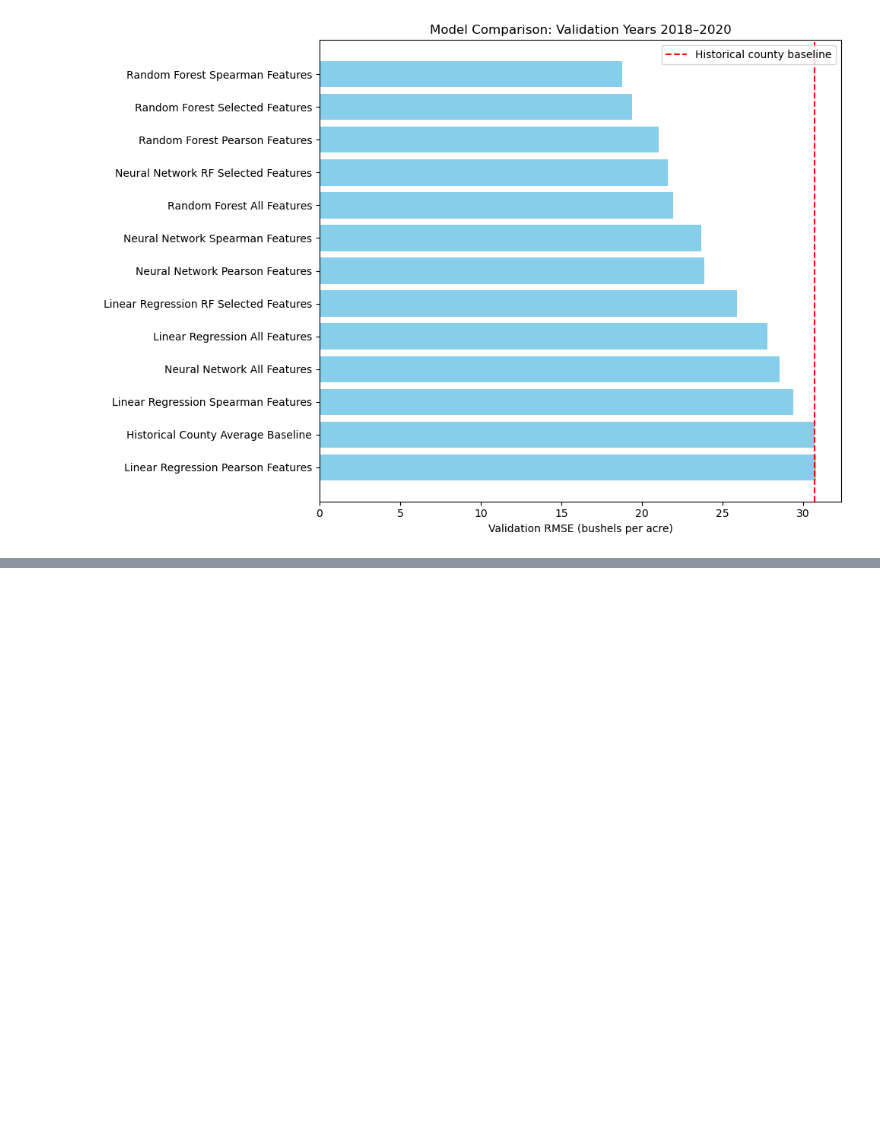
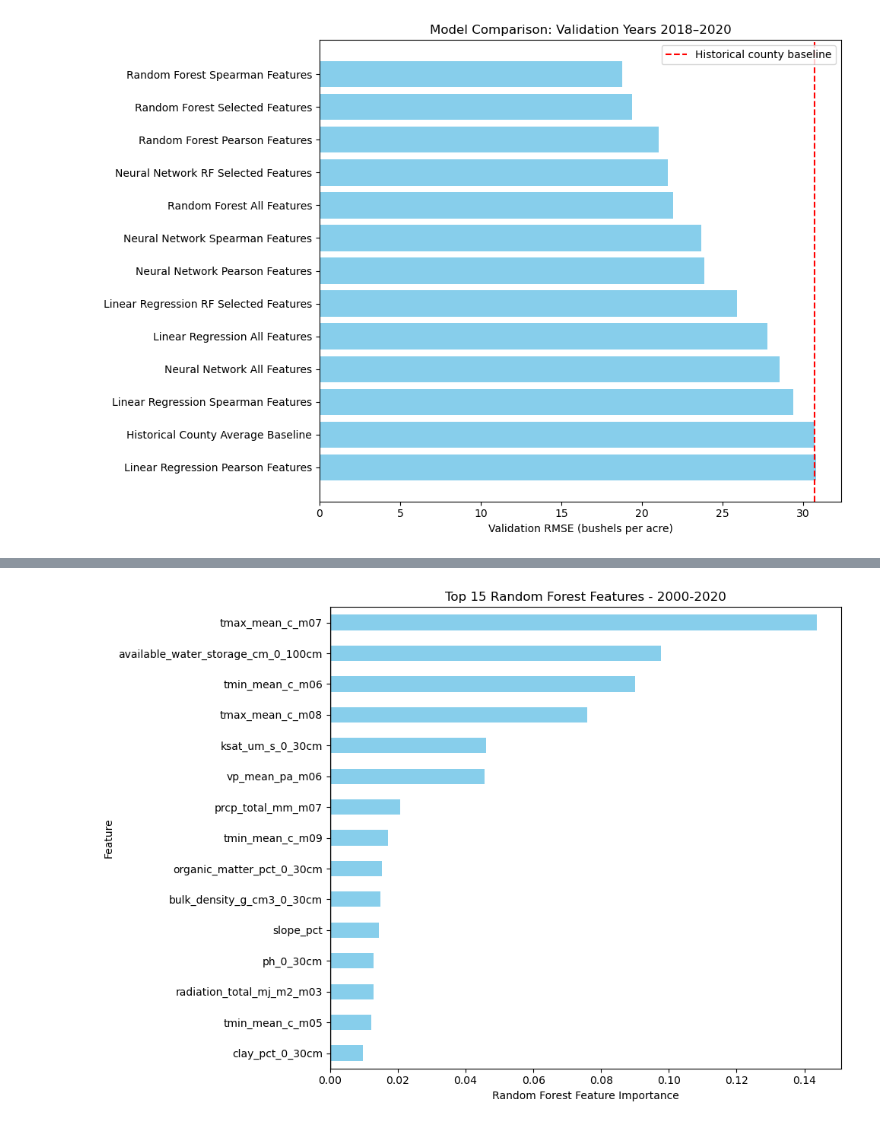
Before and after one commit to JTRIII/corn-yield-thesis, a Jupyter notebook: notebooks/06_model_evaluation_and_final_results.ipynb, the cells around one changed output, grey strips where cells are left out. Cells and saved outputs as stored; diff of their text form; code cells hidden in the pictures; blank space fills up the shorter version.

```diff
--- a/notebooks/06_model_evaluation_and_final_results.ipynb
+++ b/notebooks/06_model_evaluation_and_final_results.ipynb
@@ -1759,0 +1921,3 @@ plt.show()
+# %%
+X_final_train = final_train[final_environment_cols]
+X_final_train.shape
@@ -1759,0 +1926,4 @@ plt.show()
+# %%
+final_forest = RandomForestRegressor(random_state=110, n_jobs=-2)
+# %%
+final_forest.fit(X_final_train, y_final_train)
@@ -1759,0 +1932,7 @@ plt.show()
+# %%
+final_rf_results = pd.DataFrame({"Random Forest": final_forest.feature_importances_},index=X_final_train.columns)
+
+final_rf_results = final_rf_results.sort_values("Random Forest", ascending=False)
+
+final_top_rf = final_rf_results.head(15)
+final_top_rf
@@ -1759,0 +1975,11 @@ plt.show()
+# %%
+final_top_rf['Random Forest'].sort_values().plot.barh(figsize=(10, 7), color='skyblue')
+plt.axvline(0, color="black", linewidth=1)
+plt.xlim(left=0)
+plt.xlabel("Random Forest Feature Importance")
+plt.ylabel("Feature")
+plt.title("Top 15 Random Forest Features - 2000-2020")
+plt.tight_layout()
+plt.show()
+# %% [output]
+[figure, added]
```
Also changed, not shown: parts of 32 cells of this notebook.
